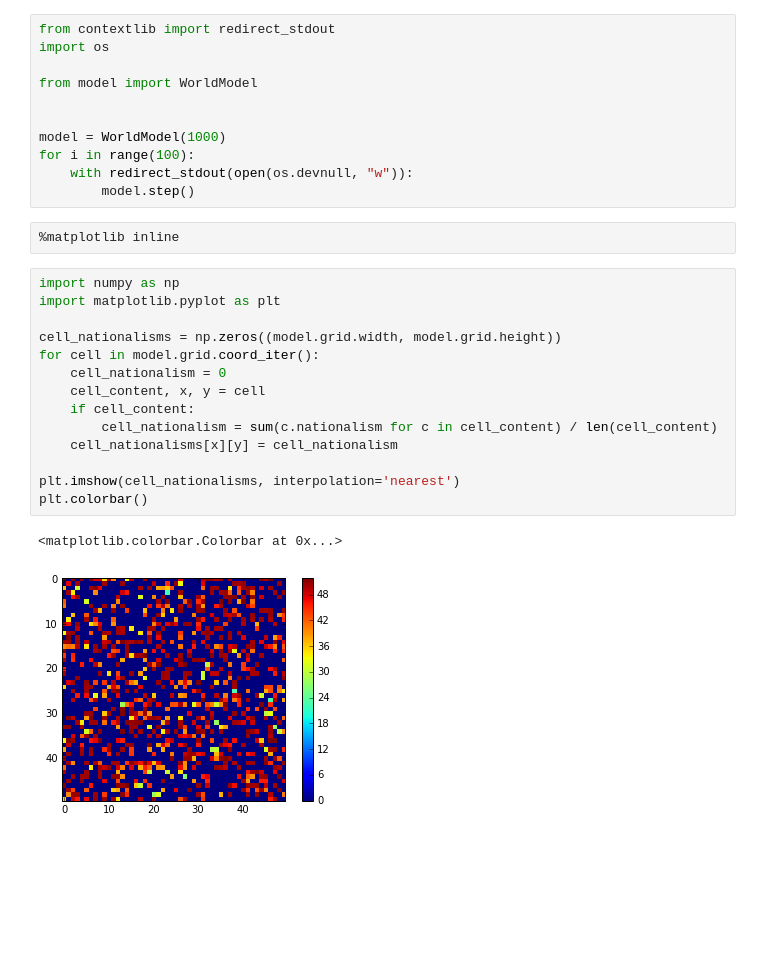
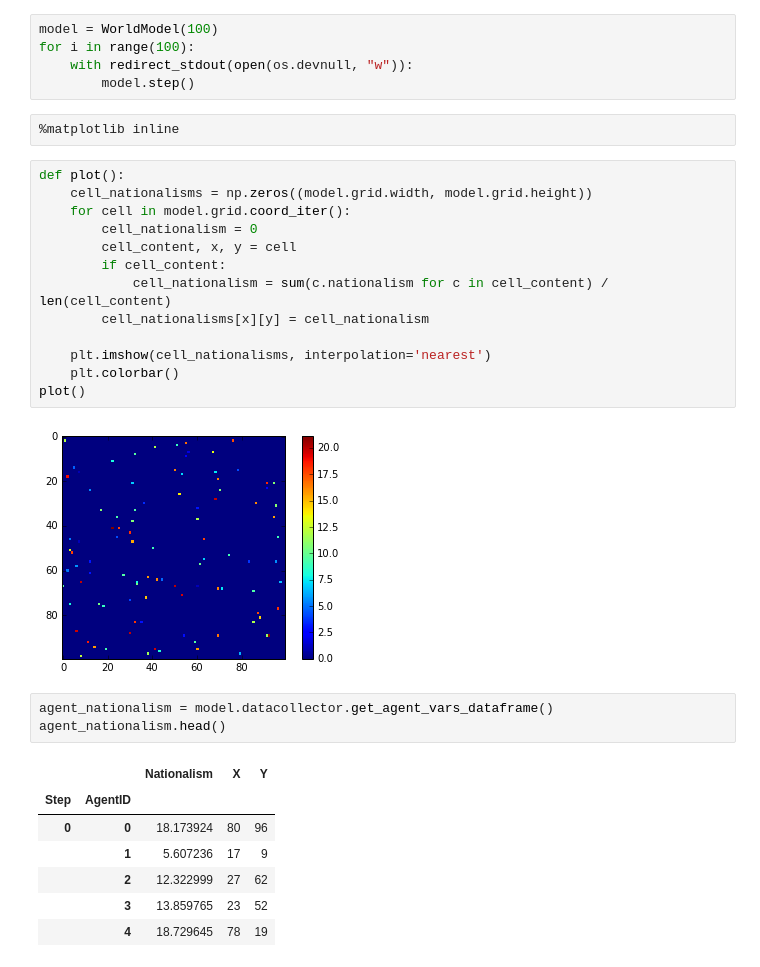
Before and after one commit to hypeserver/ajan, a Jupyter notebook: ajan/map.ipynb, the cells around one changed output. Saved outputs shown, nothing was run; the diff lists cells and outputs as text; blank space fills up the shorter version.

```diff
--- a/ajan/map.ipynb
+++ b/ajan/map.ipynb
@@ -1,30 +9,33 @@
 # %%
-from contextlib import redirect_stdout
-import os
-
-from model import WorldModel
-
-
-model = WorldModel(1000)
+model = WorldModel(100)
 for i in range(100):
     with redirect_stdout(open(os.devnull, "w")):
         model.step()
 # %%
 %matplotlib inline
 # %%
-import numpy as np
-import matplotlib.pyplot as plt
+def plot():
+    cell_nationalisms = np.zeros((model.grid.width, model.grid.height))
+    for cell in model.grid.coord_iter():
+        cell_nationalism = 0
+        cell_content, x, y = cell
+        if cell_content:
+            cell_nationalism = sum(c.nationalism for c in cell_content) / len(cell_content)
+        cell_nationalisms[x][y] = cell_nationalism
 
-cell_nationalisms = np.zeros((model.grid.width, model.grid.height))
-for cell in model.grid.coord_iter():
-    cell_nationalism = 0
-    cell_content, x, y = cell
-    if cell_content:
-        cell_nationalism = sum(c.nationalism for c in cell_content) / len(cell_content)
-    cell_nationalisms[x][y] = cell_nationalism
-
-plt.imshow(cell_nationalisms, interpolation='nearest')
-plt.colorbar()
+    plt.imshow(cell_nationalisms, interpolation='nearest')
+    plt.colorbar()
+plot()
 # %% [output]
-<matplotlib.colorbar.Colorbar at 0x...>
-[figure, old version]
+[figure, new version]
+# %%
+agent_nationalism = model.datacollector.get_agent_vars_dataframe()
+agent_nationalism.head()
+# %% [output]
+|  |  | Nationalism | X | Y |
+| Step | AgentID |  |  |  |
+| 0 | 0 | 18.173924 | 80 | 96 |
+|  | 1 | 5.607236 | 17 | 9 |
+|  | 2 | 12.322999 | 27 | 62 |
+|  | 3 | 13.859765 | 23 | 52 |
+|  | 4 | 18.729645 | 78 | 19 |
```
Also changed, not shown: parts of 2 cells of this notebook, 3 other files.
